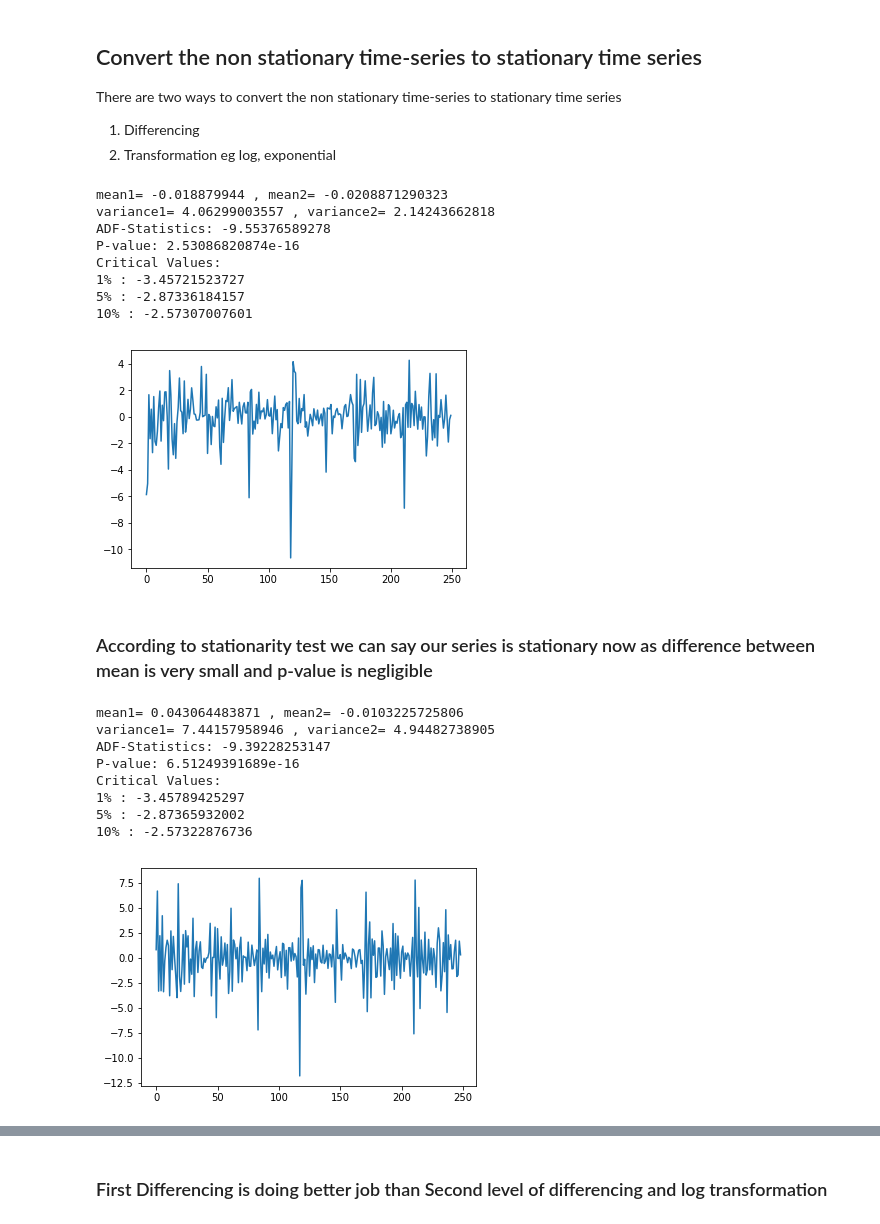
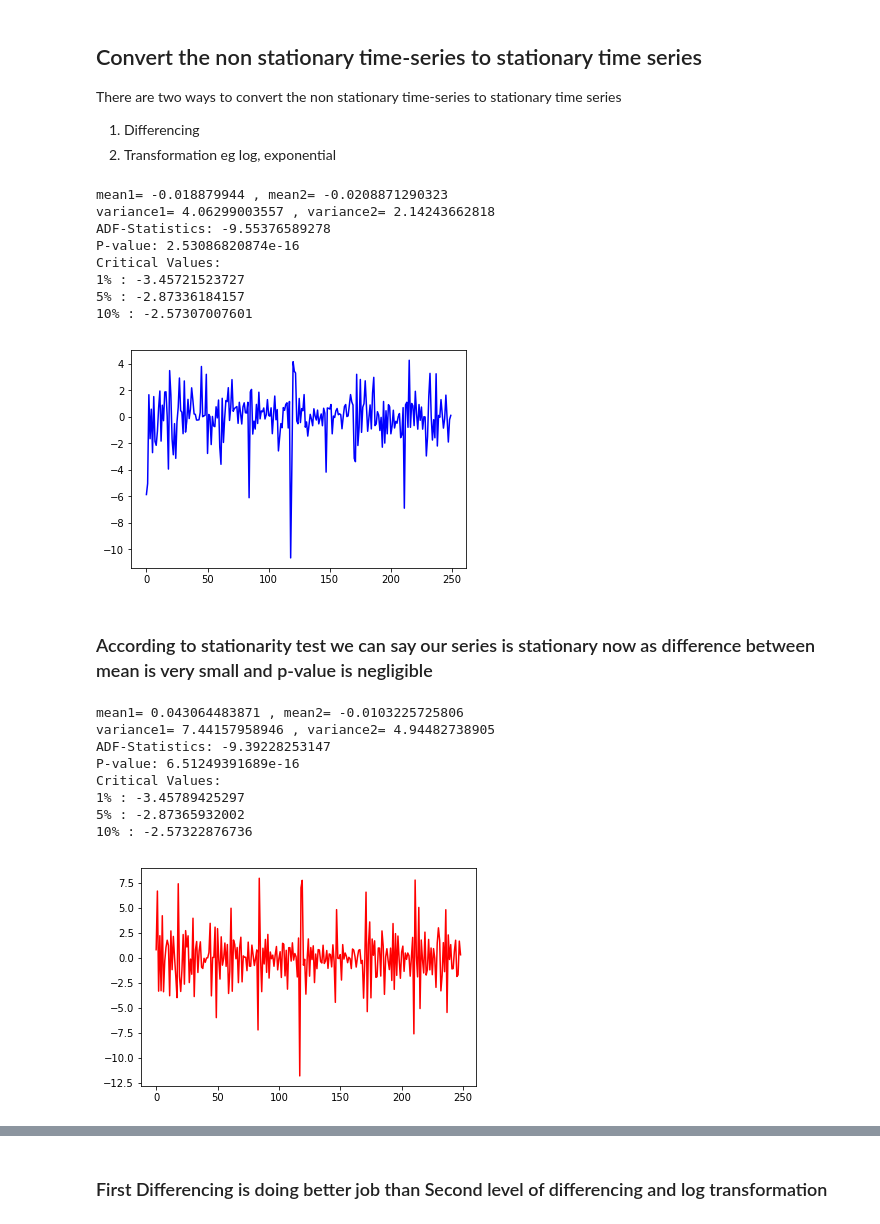
Before and after one commit to garg-sparsh/Stock-Price-Prediction, a Jupyter notebook: Time_Series_Forecasting_for_stock.ipynb, the cells around one changed output, grey strips where cells are left out. Cells and saved outputs as stored; diff of their text form; code cells hidden in the pictures.

```diff
--- a/Time_Series_Forecasting_for_stock.ipynb
+++ b/Time_Series_Forecasting_for_stock.ipynb
@@ -162,7 +165,7 @@ There are two ways to convert the non stationary time-series to stationary time
 # %%
 #Lets check with differencing and check the stationary using above approach
 first_diff = np.diff(data_open)
-plt.plot(first_diff)
+plt.plot(first_diff, color = 'blue')
 statistics_check(first_diff)
 dickey_Fuller(first_diff)
 # %% [output]
@@ -174,25 +177,25 @@ Critical Values:
 1% : -3.45721523727
 5% : -2.87336184157
 10% : -2.57307007601
-[figure, old version]
+[figure, new version]
 # %% [markdown]
 ### According to stationarity test we can say our series is stationary now as difference between mean is very small and p-value is negligible
 # %%
 #Lets check with double differencing and check the stationary using above approach
 second_diff = np.diff(np.diff(data_open))
-plt.plot(second_diff)
+plt.plot(second_diff, color = 'red')
 statistics_check(second_diff)
 dickey_Fuller(second_diff)
 # %% [output]
 mean1= 0.043064483871 , mean2= -0.0103225725806
 variance1= 7.44157958946 , variance2= 4.94482738905
 ADF-Statistics: -9.39228253147
 P-value: 6.51249391689e-16
 Critical Values:
 1% : -3.45789425297
 5% : -2.87365932002
 10% : -2.57322876736
-[figure, old version]
+[figure, new version]
 # %%
 #log transformation
 log_transform = np.log(data_open)
```
Also changed, not shown: parts of 12 cells of this notebook.
